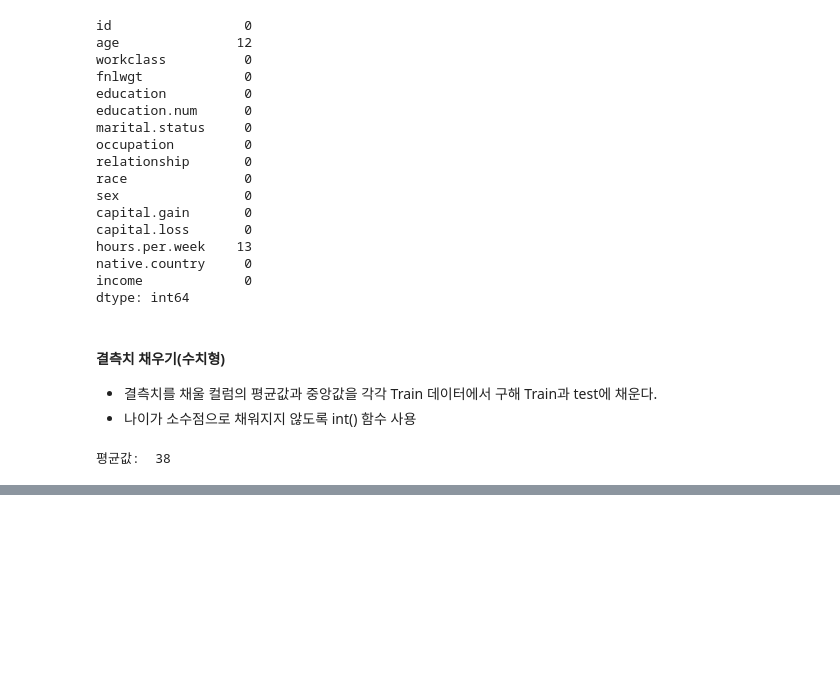
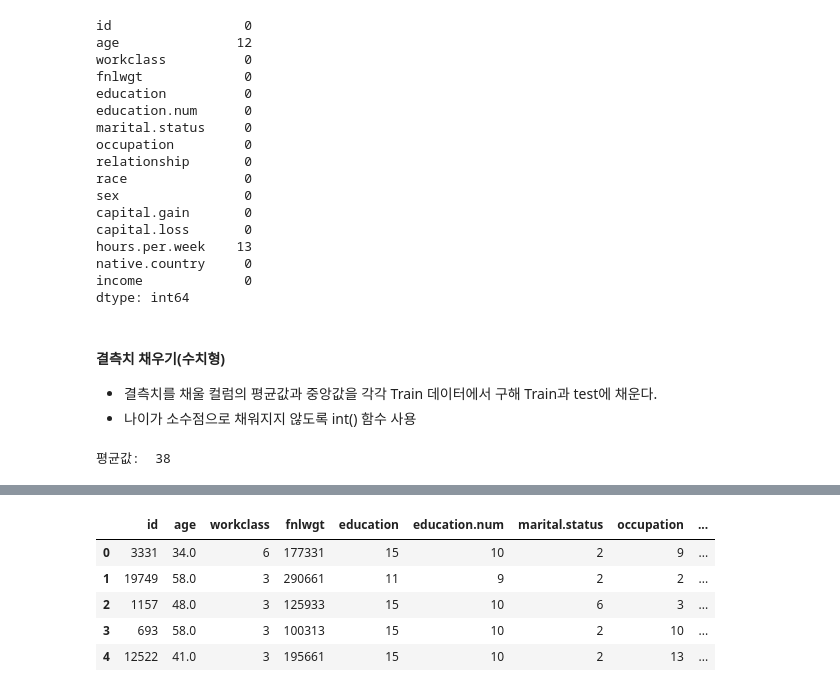
Before and after one commit to rlgus3351/-BigDataAnalyst, a Jupyter notebook: ch2/ch2.ipynb, the cells around one changed output, grey strips where cells are left out. Saved outputs shown, nothing was run; the diff lists cells and outputs as text; code cells hidden in the pictures; blank space fills up the shorter version.

```diff
--- a/ch2/ch2.ipynb
+++ b/ch2/ch2.ipynb
@@ -286,0 +302,4 @@ test['age'] = test['age'].fillna(value)
+# %%
+print(train.shape)
+train= train[train['age']>=0]
+print(train.shape)
@@ -286,0 +316,2 @@ test['age'] = test['age'].fillna(value)
+# %%
+y_train = train.pop("income")
@@ -286,0 +332,3 @@ test['age'] = test['age'].fillna(value)
+# %%
+cols=['workclass','education','marital.status','occupation','relationship','race','sex','native.country']
+cols
@@ -286,0 +344,15 @@ test['age'] = test['age'].fillna(value)
+# %%
+from sklearn.preprocessing import LabelEncoder
+for col in cols:
+    le = LabelEncoder()
+    train[col] = le.fit_transform(train[col])
+    test[col]= le.transform(test[col])
+
+train.head()
+# %% [output]
+|  | id | age | workclass | fnlwgt | education | education.num | marital.status | occupation | ... |
+| 0 | 3331 | 34.0 | 6 | 177331 | 15 | 10 | 2 | 9 | ... |
+| 1 | 19749 | 58.0 | 3 | 290661 | 11 | 9 | 2 | 2 | ... |
+| 2 | 1157 | 48.0 | 3 | 125933 | 15 | 10 | 6 | 3 | ... |
+| 3 | 693 | 58.0 | 3 | 100313 | 15 | 10 | 2 | 10 | ... |
+| 4 | 12522 | 41.0 | 3 | 195661 | 15 | 10 | 2 | 13 | ... |
```
Also changed, not shown: parts of 22 cells of this notebook.
